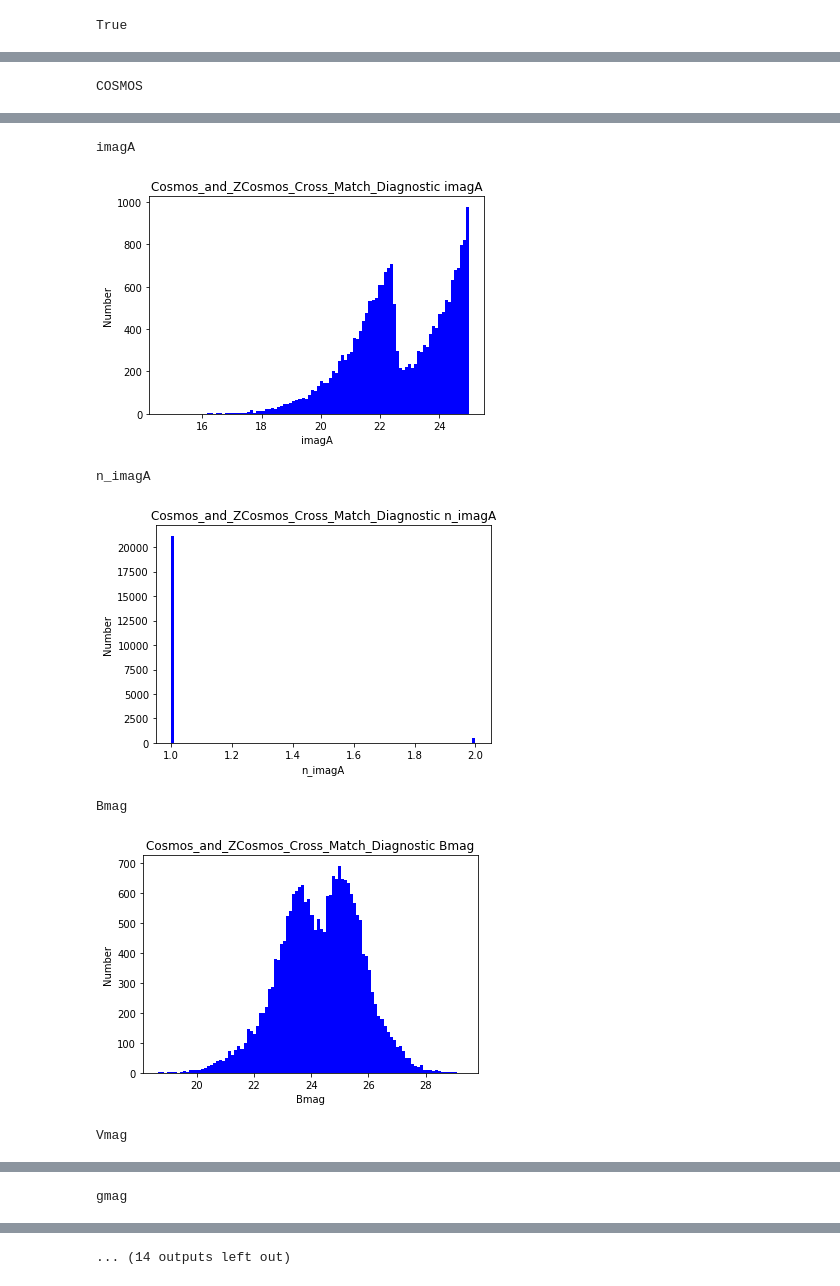
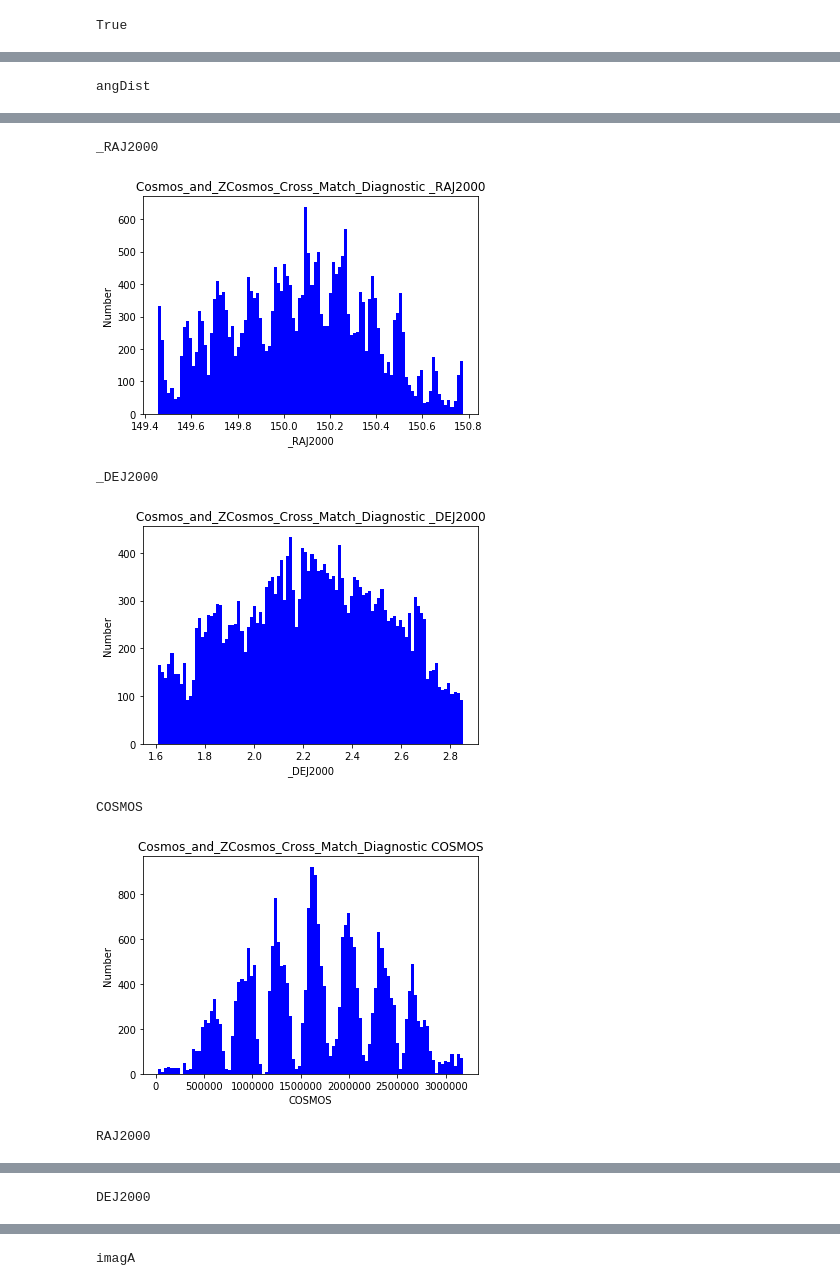
Before and after one commit to lialubit/Redshift, a Jupyter notebook: redshift.ipynb, the cells around one changed output, grey strips where cells are left out. Drawn from its saved outputs; the diff is of its cells as text; code cells hidden in the pictures.

```diff
--- a/redshift.ipynb
+++ b/redshift.ipynb
@@ -187,0 +199,4 @@ cosmos_and_zcosmos_cross_match11 = cosmos_and_zcosmos_cross_match10.query('imagA
+# %%
+cosmos_and_zcosmos_cross_match1_useful_columns = ['angDist', '_RAJ2000', '_DEJ2000', 'COSMOS', 'RAJ2000', 'DEJ2000',
+                                                  'imagA', 'n_imagA', 'Bmag', 'Vmag', 'gmag', 'rmag', 'zmag', 'zphot', '_RAJ2000.1', '_DEJ2000.1', 'zCOSMOS', 'RAJ2000.1',
+                                                  'DEJ2000.1', 'z', 'CClass', 'Imag', 'Mask']
@@ -188,12 +224,12 @@ cosmos_and_zcosmos_cross_match11 = cosmos_and_zcosmos_cross_match10.query('imagA
 # %%
 ##diagnostic to find abnormal placeholder values for removal
-for i in cosmos_and_zcosmos_cross_match.columns:
+for i in cosmos_and_zcosmos_cross_match1_useful_columns:
     print(i)
-    plt.hist(cosmos_and_zcosmos_cross_match11[i], color='blue', linewidth=5, bins=100)
+    plt.hist(cosmos_and_zcosmos_cross_match1[i], color='blue', linewidth=5, bins=100)
     plt.xlabel(i)
     plt.ylabel("Number")
     plt.title("Cosmos_and_ZCosmos_Cross_Match_Diagnostic" + " " + i)
     plt.savefig("Cosmos_and_ZCosmos_Cross_Match_Diagnostic" + " " + i + " " + "Plot.png")
     plt.show()
 # %% [output]
-COSMOS
+angDist
@@ -201,7 +237,7 @@ COSMOS
-imagA
+_RAJ2000
-[figure, old version]
+[figure, new version]
-n_imagA
+_DEJ2000
-[figure, old version]
+[figure, new version]
-Bmag
+COSMOS
-[figure, old version]
+[figure, new version]
-Vmag
+RAJ2000
@@ -209 +245 @@ Vmag
-gmag
+DEJ2000
@@ -211 +247 @@ gmag
-... (14 outputs left out)
+imagA
```
Also changed, not shown: parts of 19 cells of this notebook, 20 other files.
